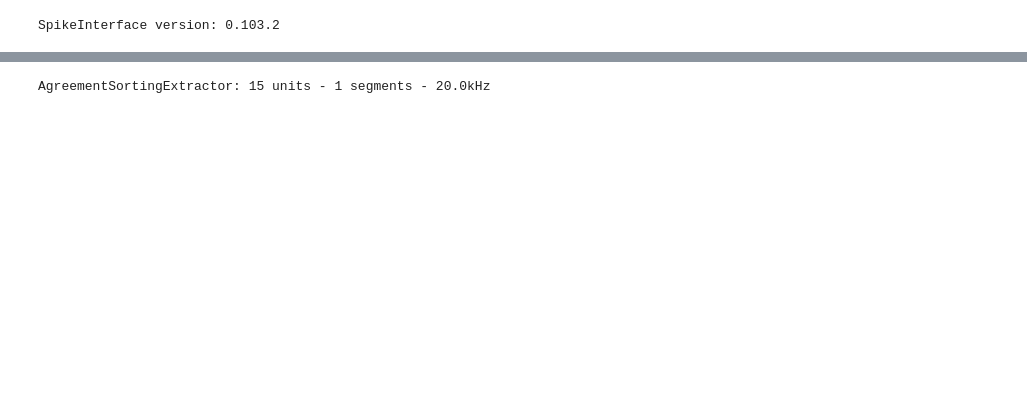
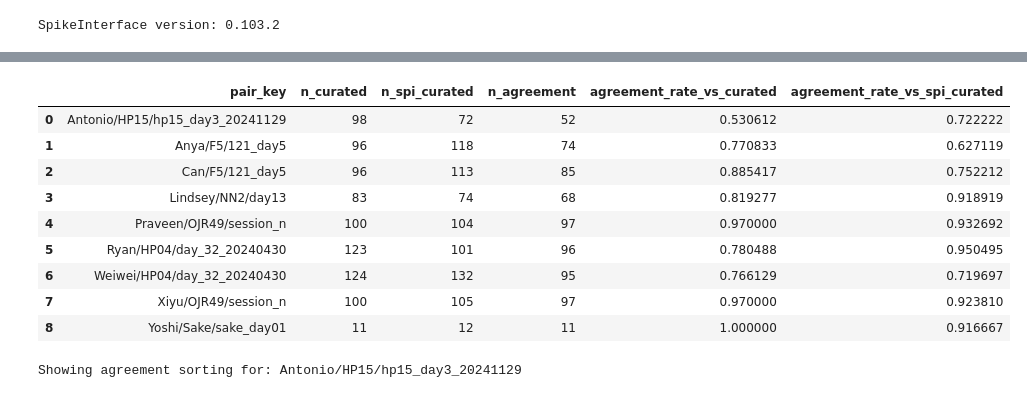
Before and after one commit to yoshihito-saito/PreprocessPipeline, a Jupyter notebook: Sorting_comparison.ipynb, the cells around one changed output, grey strips where cells are left out. Cells and saved outputs as stored; diff of their text form; code cells hidden in the pictures; blank space fills up the shorter version.

Commit message:
Added sorting comparison fuctions

```diff
--- a/Sorting_comparison.ipynb
+++ b/Sorting_comparison.ipynb
@@ -109,6 +415,40 @@ Multicomparison step 4: extract agreement from graph
 # %%
-agr_3 = mcmp.get_agreement_sorting(minimum_agreement_count=3)
+# Build summary table for curated agreement
+rows = []
+for pair_key, res in comparison_results.items():
+    rows.append({
+        "pair_key": pair_key,
+        "n_curated": res["n_curated"],
+        "n_spi_curated": res["n_spi_curated"],
+        "n_agreement": res["n_agree"],
+        "agreement_rate_vs_curated": res["agreement_rate_vs_curated"],
+        "agreement_rate_vs_spi_curated": res["agreement_rate_vs_spi_curated"],
+    })
+
+comparison_summary_df = pd.DataFrame(rows).sort_values("pair_key") if len(rows) > 0 else pd.DataFrame()
+comparison_summary_df
+# %% [output]
+|  | pair_key | n_curated | n_spi_curated | n_agreement | agreement_rate_vs_curated | agreement_rate_vs_spi_curated |
+| 0 | Antonio/HP15/hp15_day3_20241129 | 98 | 72 | 52 | 0.530612 | 0.722222 |
+| 1 | Anya/F5/121_day5 | 96 | 118 | 74 | 0.770833 | 0.627119 |
+| 2 | Can/F5/121_day5 | 96 | 113 | 85 | 0.885417 | 0.752212 |
+| 3 | Lindsey/NN2/day13 | 83 | 74 | 68 | 0.819277 | 0.918919 |
+| 4 | Praveen/OJR49/session_n | 100 | 104 | 97 | 0.970000 | 0.932692 |
+| 5 | Ryan/HP04/day_32_20240430 | 123 | 101 | 96 | 0.780488 | 0.950495 |
+| 6 | Weiwei/HP04/day_32_20240430 | 124 | 132 | 95 | 0.766129 | 0.719697 |
+| 7 | Xiyu/OJR49/session_n | 100 | 105 | 97 | 0.970000 | 0.923810 |
+| 8 | Yoshi/Sake/sake_day01 | 11 | 12 | 11 | 1.000000 | 0.916667 |
 # %%
-agr_3
+# Optional: inspect one agreement sorting object
+if len(comparison_results) > 0:
+    first_key = sorted(comparison_results.keys())[0]
+    print(f"Showing agreement sorting for: {first_key}")
+    if comparison_results[first_key]["agreement_sorting"] is None:
+        print("AgreementSortingExtractor is not available in this entry.")
+        print("Set force_recompute=True in Cell 3 to rebuild and re-save cache.")
+    else:
+        comparison_results[first_key]["agreement_sorting"]
+else:
+    print("No comparison results to display.")
 # %% [output]
-AgreementSortingExtractor: 15 units - 1 segments - 20.0kHz
+Showing agreement sorting for: Antonio/HP15/hp15_day3_20241129
```
Also changed, not shown: parts of 6 cells of this notebook.
